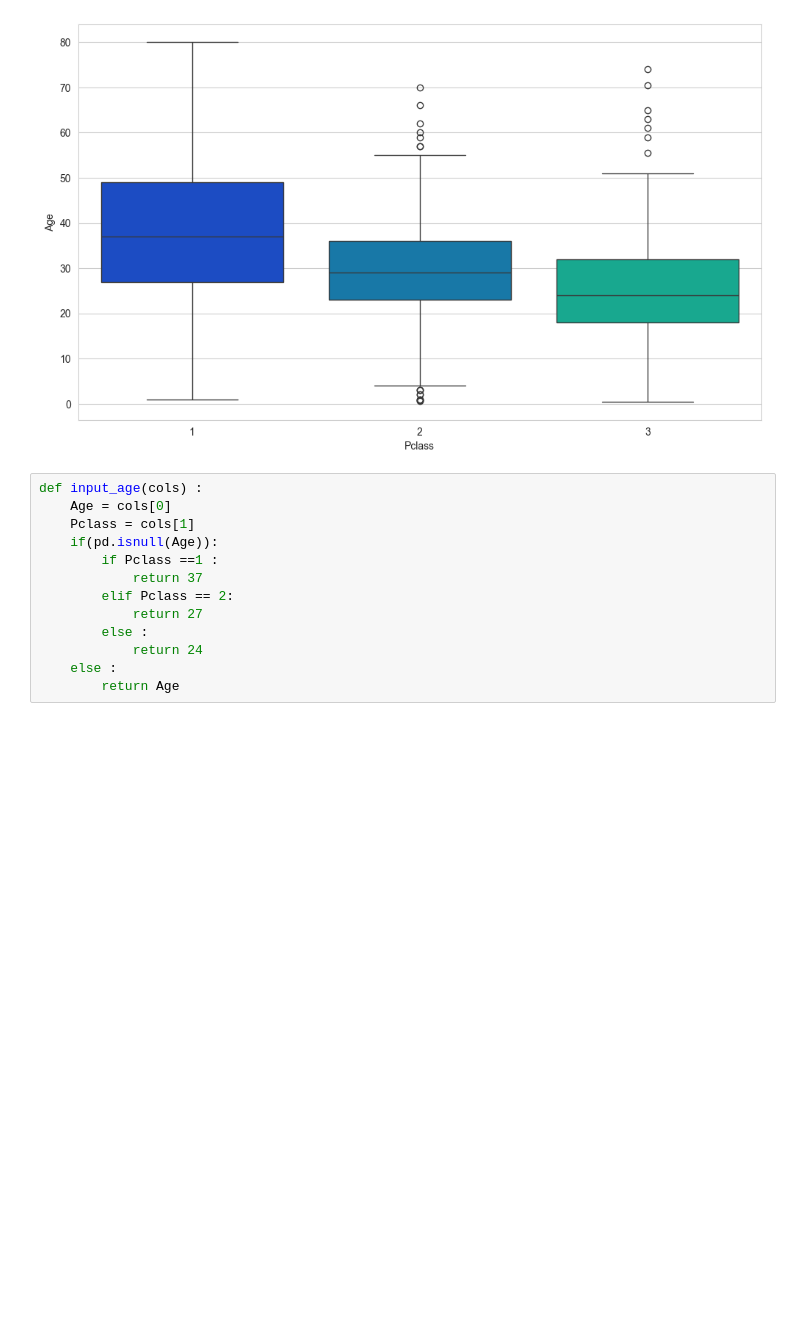
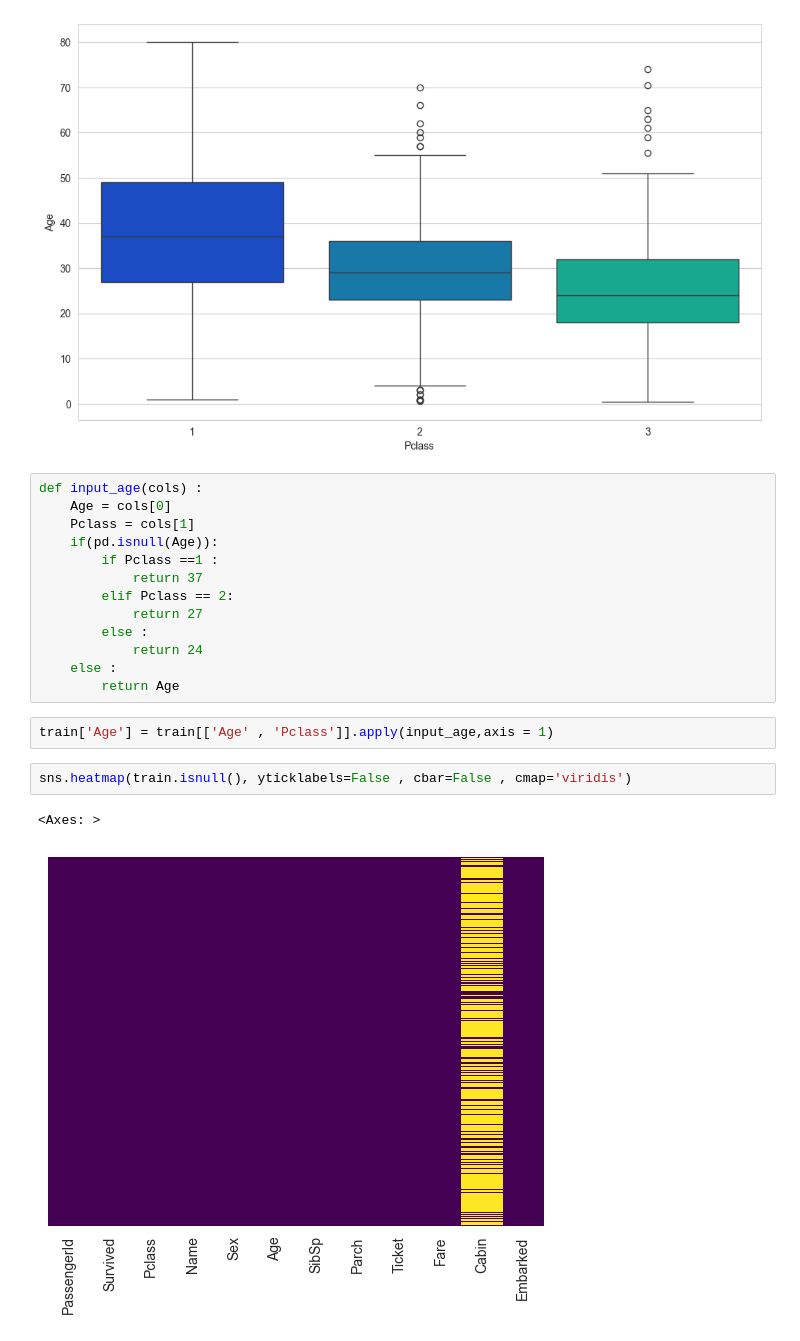
Before and after one commit to shiva-coding-dev/Machine-Learning-Basics, a Jupyter notebook: Exploratory Data Analysis/titanic_train.ipynb, the cells around one changed output. Drawn from its saved outputs; the diff is of its cells as text; blank space fills up the shorter version.

Commit message:
Plot the graph again

```diff
--- a/Exploratory Data Analysis/titanic_train.ipynb
+++ b/Exploratory Data Analysis/titanic_train.ipynb
@@ -101,3 +101,10 @@ def input_age(cols) :
             return 24
     else :
         return Age
+# %%
+train['Age'] = train[['Age' , 'Pclass']].apply(input_age,axis = 1)
+# %%
+sns.heatmap(train.isnull(), yticklabels=False , cbar=False , cmap='viridis')
+# %% [output]
+<Axes: >
+[figure, added]
```
